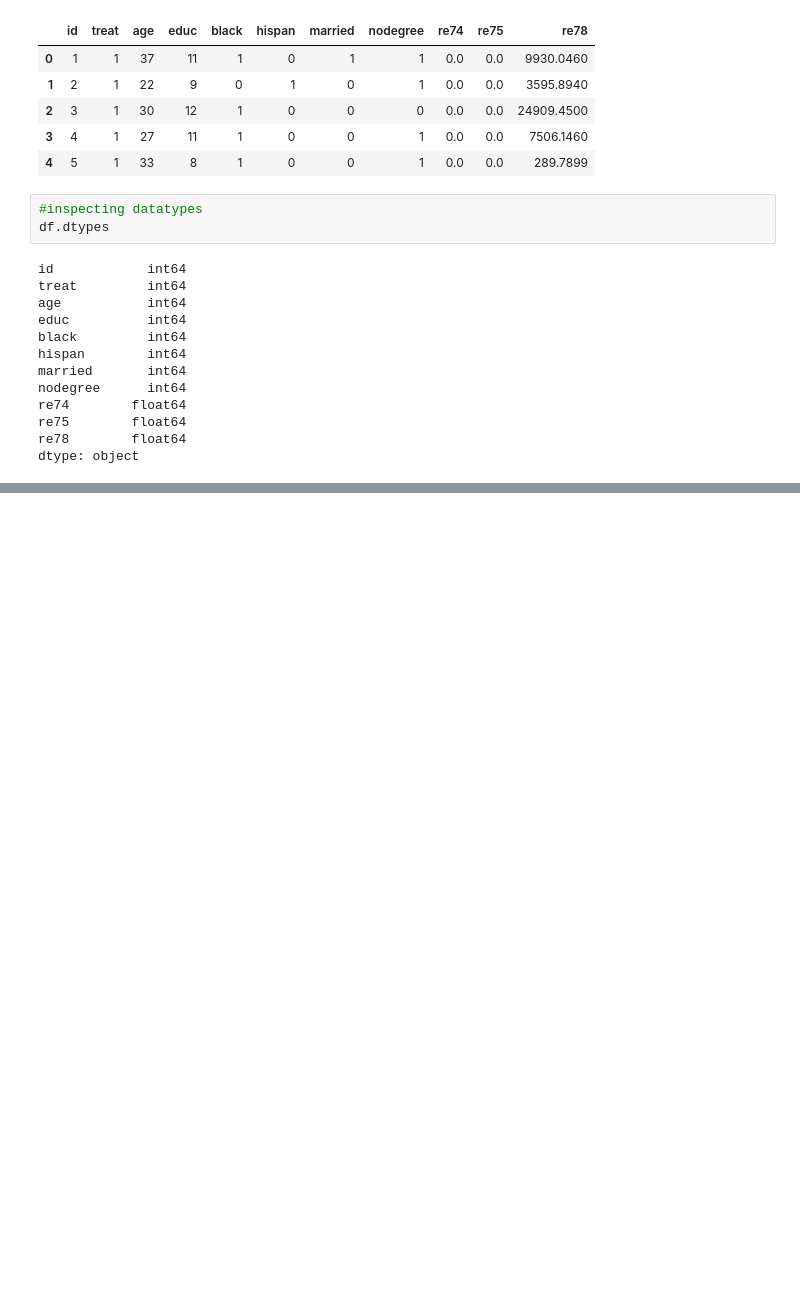
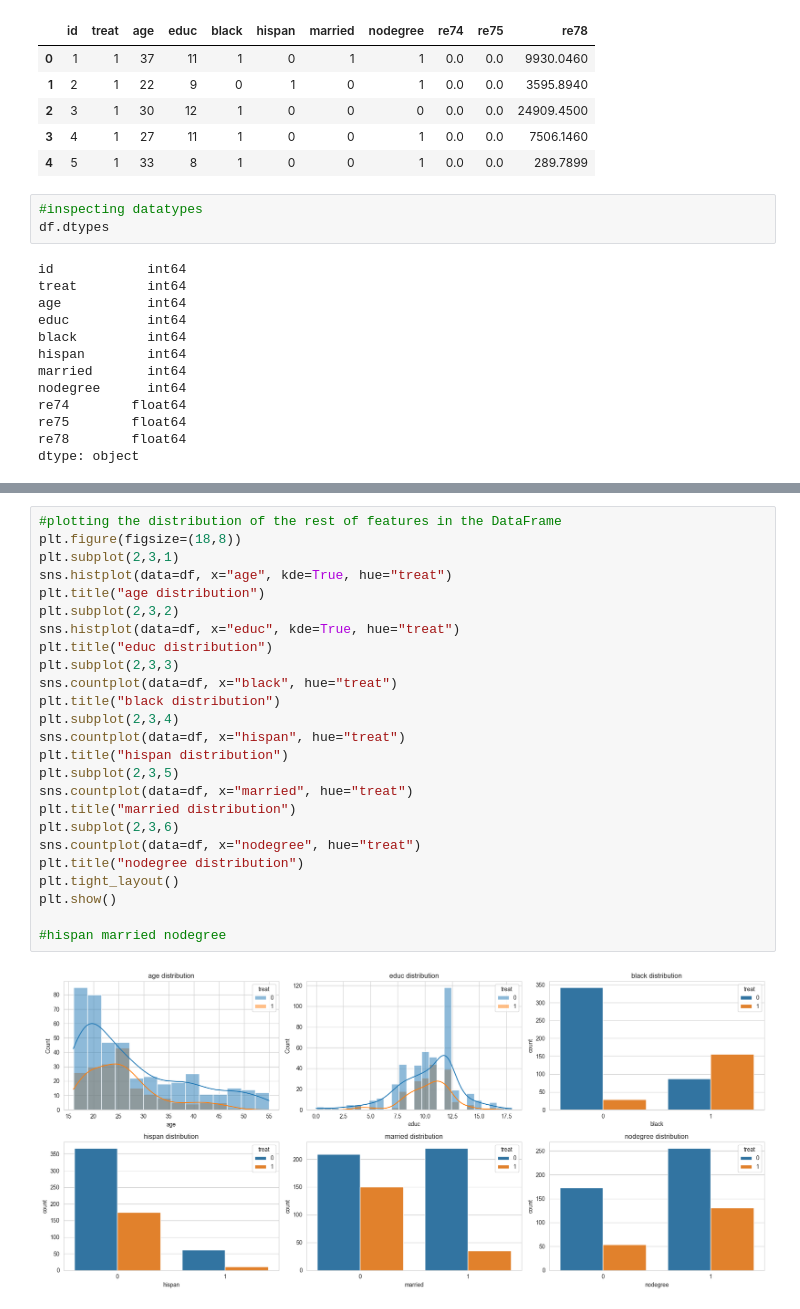
Before and after one commit to ori112/causal_Inference, a Jupyter notebook: project.ipynb, the cells around one changed output, grey strips where cells are left out. Cells and saved outputs as stored; diff of their text form; blank space fills up the shorter version.

```diff
--- a/project.ipynb
+++ b/project.ipynb
@@ -87,0 +125,27 @@ plt.show()
+# %%
+#plotting the distribution of the rest of features in the DataFrame
+plt.figure(figsize=(18,8))
+plt.subplot(2,3,1)
+sns.histplot(data=df, x="age", kde=True, hue="treat")
+plt.title("age distribution")
+plt.subplot(2,3,2)
+sns.histplot(data=df, x="educ", kde=True, hue="treat")
+plt.title("educ distribution")
+plt.subplot(2,3,3)
+sns.countplot(data=df, x="black", hue="treat")
+plt.title("black distribution")
+plt.subplot(2,3,4)
+sns.countplot(data=df, x="hispan", hue="treat")
+plt.title("hispan distribution")
+plt.subplot(2,3,5)
+sns.countplot(data=df, x="married", hue="treat")
+plt.title("married distribution")
+plt.subplot(2,3,6)
+sns.countplot(data=df, x="nodegree", hue="treat")
+plt.title("nodegree distribution")
+plt.tight_layout()
+plt.show()
+
+#hispan	married	nodegree
+# %% [output]
+[figure, added]
```
Also changed, not shown: parts of 9 cells of this notebook.
